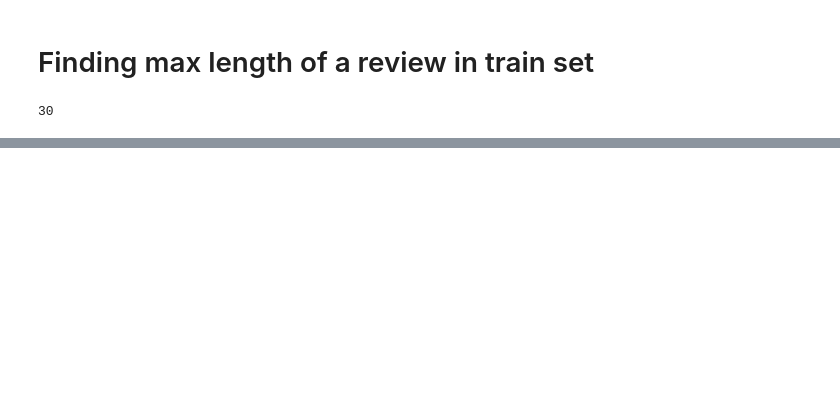
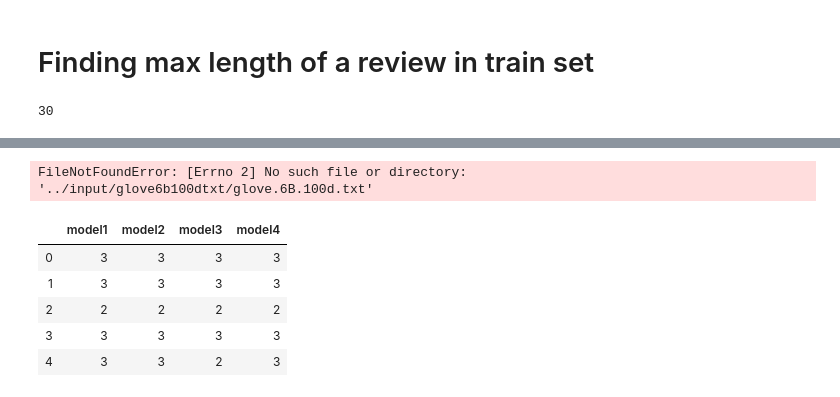
Before and after one commit to mukesh619/Python-Code, a Jupyter notebook: Movie_Review_Sentiment_Analysis.ipynb, the cells around one changed output, grey strips where cells are left out. Cells and saved outputs as stored; diff of their text form; code cells hidden in the pictures; blank space fills up the shorter version.

```diff
--- a/Movie_Review_Sentiment_Analysis.ipynb
+++ b/Movie_Review_Sentiment_Analysis.ipynb
@@ -175,0 +364,3 @@ tokenizer = Tokenizer(num_words=max_features)
+# %%
+y_pred3=model3.predict_classes(X_test1, verbose=1)
+y_pred3
@@ -175,0 +372,11 @@ tokenizer = Tokenizer(num_words=max_features)
+# %%
+model4 = Sequential()
+
+model4.add(Embedding(max_features, 100, input_length=max_words))
+model4.add(SpatialDropout1D(0.25))
+model4.add(Bidirectional(GRU(128)))
+model4.add(Dropout(0.5))
+
+model4.add(Dense(5, activation='softmax'))
+model4.compile(loss='sparse_categorical_crossentropy', optimizer='adam', metrics=['accuracy'])
+model4.summary()
@@ -175,0 +402,2 @@ tokenizer = Tokenizer(num_words=max_features)
+# %%
+history4=model4.fit(X_train1, y_train, validation_data=(X_val, y_test),epochs=epochs, batch_size=batch_size, verbose=1)
@@ -175,0 +412,3 @@ tokenizer = Tokenizer(num_words=max_features)
+# %%
+y_pred4=model4.predict_classes(X_test1, verbose=1)
+y_pred4
@@ -175,0 +444,8 @@ tokenizer = Tokenizer(num_words=max_features)
+# %%
+# embedding matrix
+EMBEDDING_FILE = '../input/glove6b100dtxt/glove.6B.100d.txt'
+embed_dim = 100 #word vector dim
+embedding_matrix = get_embed_mat(EMBEDDING_FILE,max_features,embed_dim)
+print(embedding_matrix.shape)
+# %% [output]
+FileNotFoundError: [Errno 2] No such file or directory: '../input/glove6b100dtxt/glove.6B.100d.txt'
@@ -175,0 +466,11 @@ tokenizer = Tokenizer(num_words=max_features)
+# %%
+sub_all=pd.DataFrame({'model1':y_pred1,'model2':y_pred2,'model3':y_pred3,'model4':y_pred4})
+pred_mode=sub_all.agg('mode',axis=1)[0].values
+sub_all.head()
+# %% [output]
+|  | model1 | model2 | model3 | model4 |
+| 0 | 3 | 3 | 3 | 3 |
+| 1 | 3 | 3 | 3 | 3 |
+| 2 | 2 | 2 | 2 | 2 |
+| 3 | 3 | 3 | 3 | 3 |
+| 4 | 3 | 3 | 2 | 3 |
```
Also changed, not shown: parts of 40 cells of this notebook.
